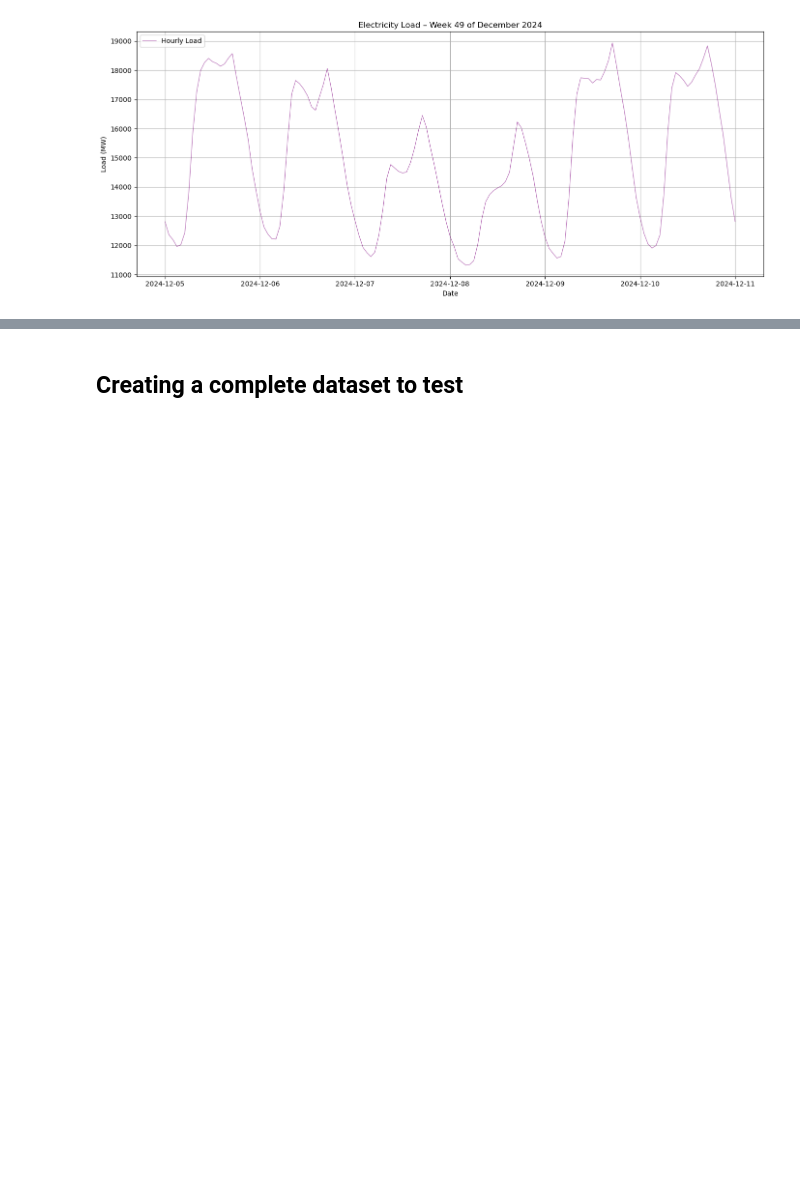
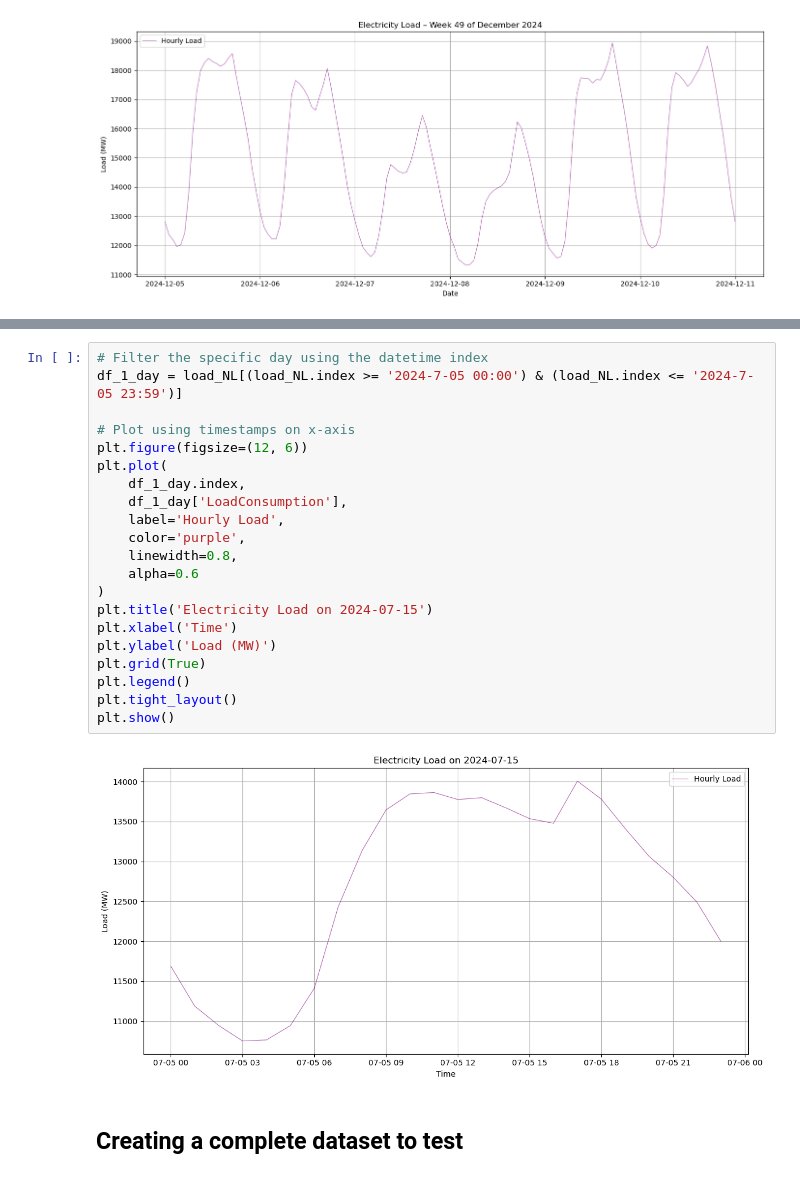
Before and after one commit to rzff/MsCThesisRubenCuriel2024, a Jupyter notebook: Code/EDA/Notebooks/CleanEDA.ipynb, the cells around one changed output, grey strips where cells are left out. Cells and saved outputs as stored; diff of their text form; blank space fills up the shorter version.

```diff
--- a/Code/EDA/Notebooks/CleanEDA.ipynb
+++ b/Code/EDA/Notebooks/CleanEDA.ipynb
@@ -1734,3 +1734,26 @@ plt.show()
+# %%
+# Filter the specific day using the datetime index
+df_1_day = load_NL[(load_NL.index >= '2024-7-05 00:00') & (load_NL.index <= '2024-7-05 23:59')]
+
+# Plot using timestamps on x-axis
+plt.figure(figsize=(12, 6))
+plt.plot(
+    df_1_day.index,
+    df_1_day['LoadConsumption'],
+    label='Hourly Load',
+    color='purple',
+    linewidth=0.8,
+    alpha=0.6
+)
+plt.title('Electricity Load on 2024-07-15')
+plt.xlabel('Time')
+plt.ylabel('Load (MW)')
+plt.grid(True)
+plt.legend()
+plt.tight_layout()
+plt.show()
+# %% [output]
+[figure, added]
 # %% [markdown]
 ## Creating a complete dataset to test
 # %%
```
Also changed, not shown: parts of 8 cells of this notebook, 23 other files.
